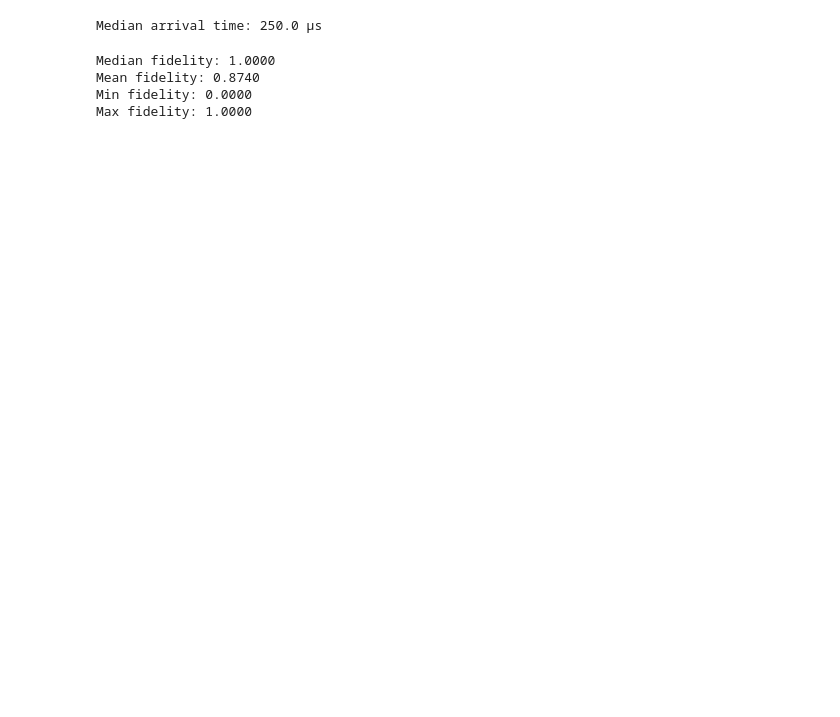
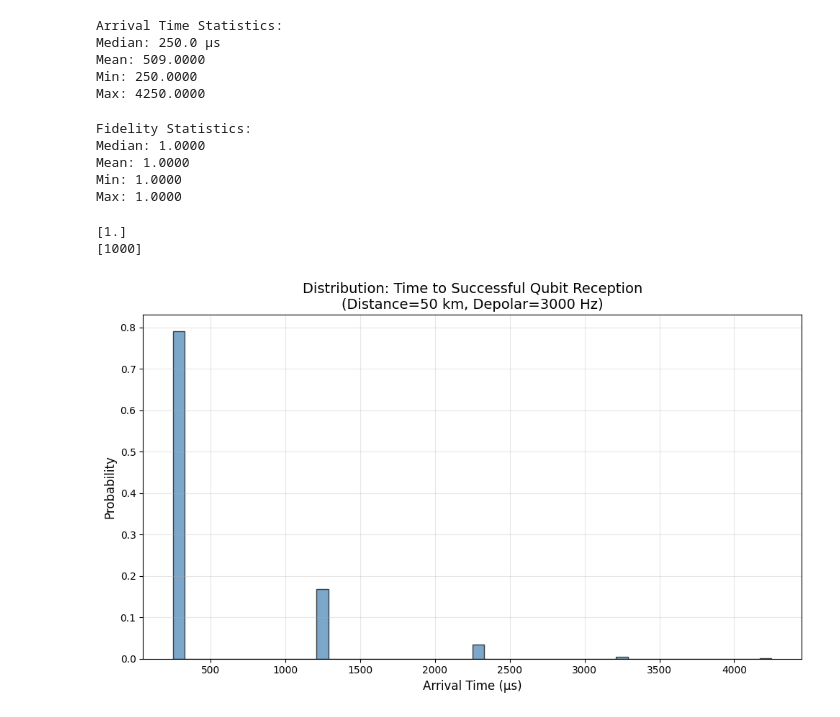
Before and after one commit to AlessandroRuzza/DS_QNetworks_Netsquid, a Jupyter notebook: qConnection.ipynb, the cells around one changed output. Cells and saved outputs as stored; diff of their text form; code cells hidden in the pictures; blank space fills up the shorter version.

Commit message:
Adding plots, trying to figure out why Fidelity is only 1.0 or 0.0

```diff
--- a/qConnection.ipynb
+++ b/qConnection.ipynb
@@ -71,7 +71,7 @@ def create_directConnected_nodes(distance: int, p: list[float], depolar_freq):
         distance,
         FibreLossModel(p[0], p[1]),
         FibreDelayModel(),
-        DepolarNoiseModel(depolar_freq),
+        DepolarNoiseModel(depolar_rate=depolar_freq),
     )
     nodeA.connect_to(
         remote_node=nodeB,
@@ -140,24 +185,34 @@ Median qubits sent until reception: 1
 # %%
 # median arrival time
-arrival_times = [res[2] for res in results]
-arrival_times.sort()
-median_arrival_time = arrival_times[len(arrival_times) // 2]
+arrival_times_temp = arrival_times.copy()
+arrival_times_temp.sort()
+median_arrival_time = arrival_times_temp[len(arrival_times_temp) // 2]
 
-print(f"Median arrival time: {median_arrival_time} μs")
+print("Arrival Time Statistics:")
+print(f"Median: {median_arrival_time} μs")
+print(f"Mean: {sum(arrival_times_temp)/len(arrival_times_temp):.4f}")
+print(f"Min: {min(arrival_times_temp):.4f}")
+print(f"Max: {max(arrival_times_temp):.4f}")
 # %% [output]
-Median arrival time: 250.0 μs
+Arrival Time Statistics:
+Median: 250.0 μs
+Mean: 509.0000
+Min: 250.0000
+Max: 4250.0000
 # %%
 # median fidelity
-fidelities = [res[3] for res in results if res[3] is not None]
-fidelities.sort()
-median_fidelity = fidelities[len(fidelities) // 2]
+fidelities_temp = fidelities.copy()
+fidelities_temp.sort()
+median_fidelity = fidelities_temp[len(fidelities_temp) // 2]
 
-print(f"Median fidelity: {median_fidelity:.4f}")
-print(f"Mean fidelity: {sum(fidelities)/len(fidelities):.4f}")
-print(f"Min fidelity: {min(fidelities):.4f}")
-print(f"Max fidelity: {max(fidelities):.4f}")
+print("Fidelity Statistics:")
+print(f"Median: {median_fidelity:.4f}")
+print(f"Mean: {sum(fidelities_temp)/len(fidelities_temp):.4f}")
+print(f"Min: {min(fidelities_temp):.4f}")
+print(f"Max: {max(fidelities_temp):.4f}")
 # %% [output]
-Median fidelity: 1.0000
-Mean fidelity: 0.8740
-Min fidelity: 0.0000
-Max fidelity: 1.0000
+Fidelity Statistics:
+Median: 1.0000
+Mean: 1.0000
+Min: 1.0000
+Max: 1.0000
@@ -163,0 +222,32 @@ Max fidelity: 1.0000
+# %%
+# get unique fidelity values and their counts using numpy
+unique_fidelities, counts = np.unique(fidelities, return_counts=True)
+print(unique_fidelities)
+print(counts)
+# %% [output]
+[1.]
+[1000]
+# %%
+# Plot PMF of arrival times
+
+plt.figure(figsize=(10, 6))
+plt.hist(
+    arrival_times,
+    bins=50,
+    density=False,  # Change to False
+    weights=[1 / len(arrival_times)] * len(arrival_times),  # Normalize to probability
+    alpha=0.7,
+    edgecolor="black",
+    color="steelblue",
+)
+plt.xlabel("Arrival Time (μs)", fontsize=12)
+plt.ylabel("Probability", fontsize=12)  # Changed from "Probability Density"
+plt.title(
+    f"Distribution: Time to Successful Qubit Reception\n(Distance={distance} km, Depolar={depolar_freq} Hz)",
+    fontsize=14,
+)
+plt.grid(True, alpha=0.3)
+plt.tight_layout()
+plt.show()
+# %% [output]
+[figure, added]
```
Also changed, not shown: parts of 9 cells of this notebook.
